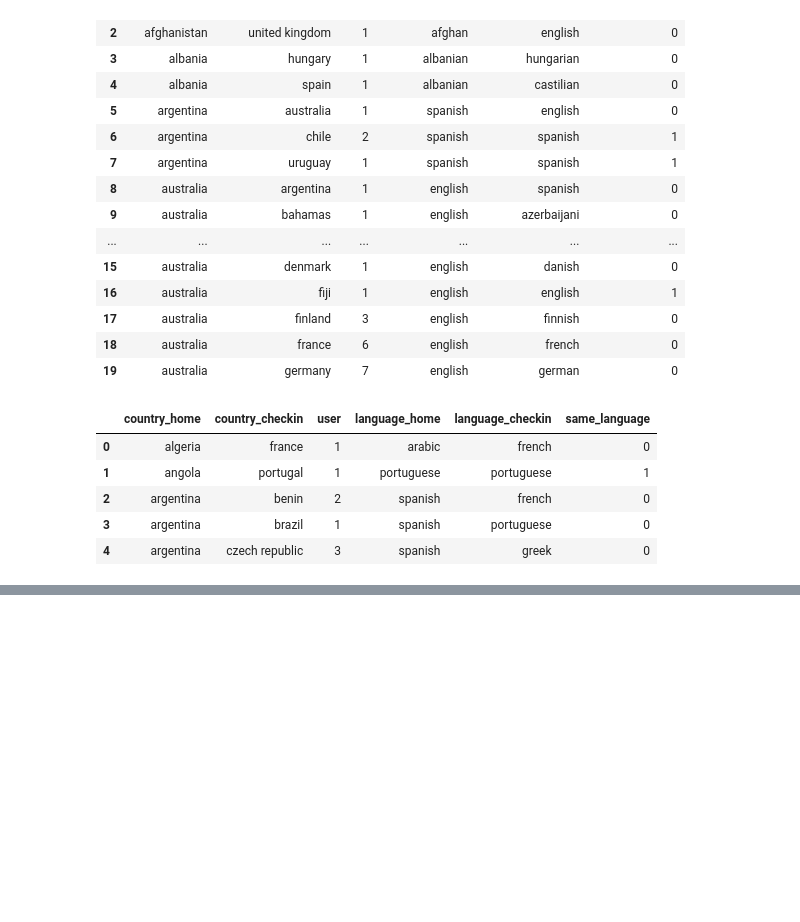
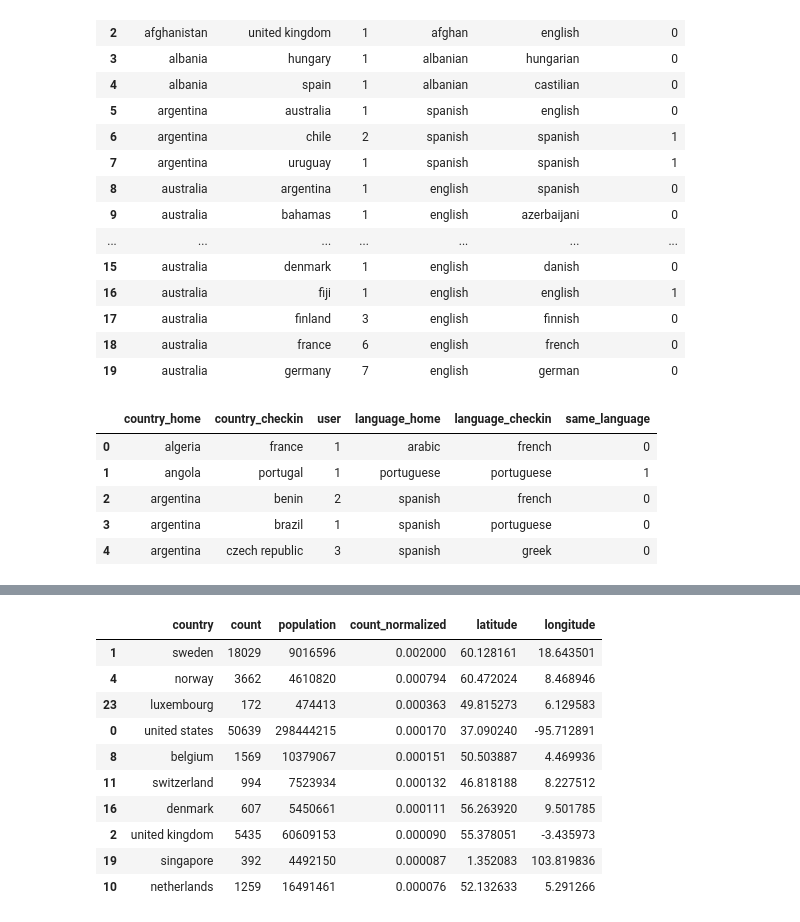
Before and after one commit to epfl-ada/ada-2020-project-milestone-p3-p3_runtime-error, a Jupyter notebook: creative_extension_brouillon.ipynb, the cells around one changed output, grey strips where cells are left out. Cells and saved outputs as stored; diff of their text form; code cells hidden in the pictures; blank space fills up the shorter version.

```diff
--- a/creative_extension_brouillon.ipynb
+++ b/creative_extension_brouillon.ipynb
@@ -510,0 +650,15 @@ brightkite_trips.head()
+# %%
+g_countries_graph=gowalla_countries.merge(centroids, left_on='country', right_on='name').drop('name',axis=1)
+g_countries_graph.sort_values('count_normalized',ascending=False).head(10)
+# %% [output]
+|  | country | count | population | count_normalized | latitude | longitude |
+| 1 | sweden | 18029 | 9016596 | 0.002000 | 60.128161 | 18.643501 |
+| 4 | norway | 3662 | 4610820 | 0.000794 | 60.472024 | 8.468946 |
+| 23 | luxembourg | 172 | 474413 | 0.000363 | 49.815273 | 6.129583 |
+| 0 | united states | 50639 | 298444215 | 0.000170 | 37.090240 | -95.712891 |
+| 8 | belgium | 1569 | 10379067 | 0.000151 | 50.503887 | 4.469936 |
+| 11 | switzerland | 994 | 7523934 | 0.000132 | 46.818188 | 8.227512 |
+| 16 | denmark | 607 | 5450661 | 0.000111 | 56.263920 | 9.501785 |
+| 2 | united kingdom | 5435 | 60609153 | 0.000090 | 55.378051 | -3.435973 |
+| 19 | singapore | 392 | 4492150 | 0.000087 | 1.352083 | 103.819836 |
+| 10 | netherlands | 1259 | 16491461 | 0.000076 | 52.132633 | 5.291266 |
```
Also changed, not shown: parts of 20 cells of this notebook.
